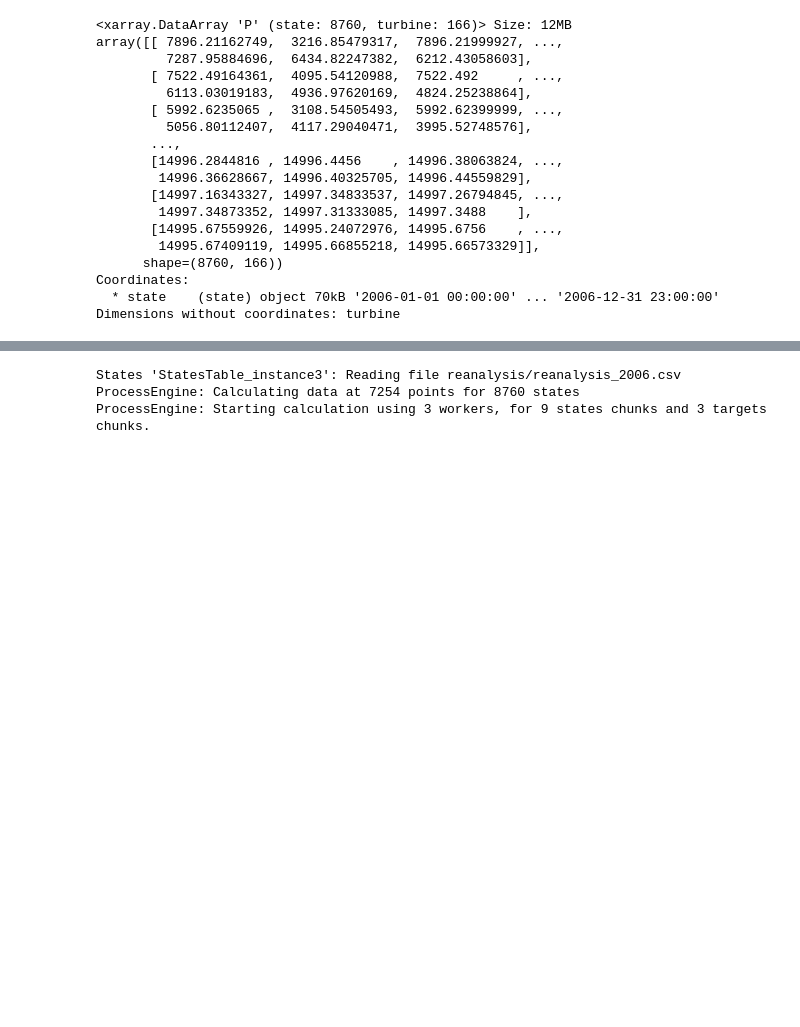
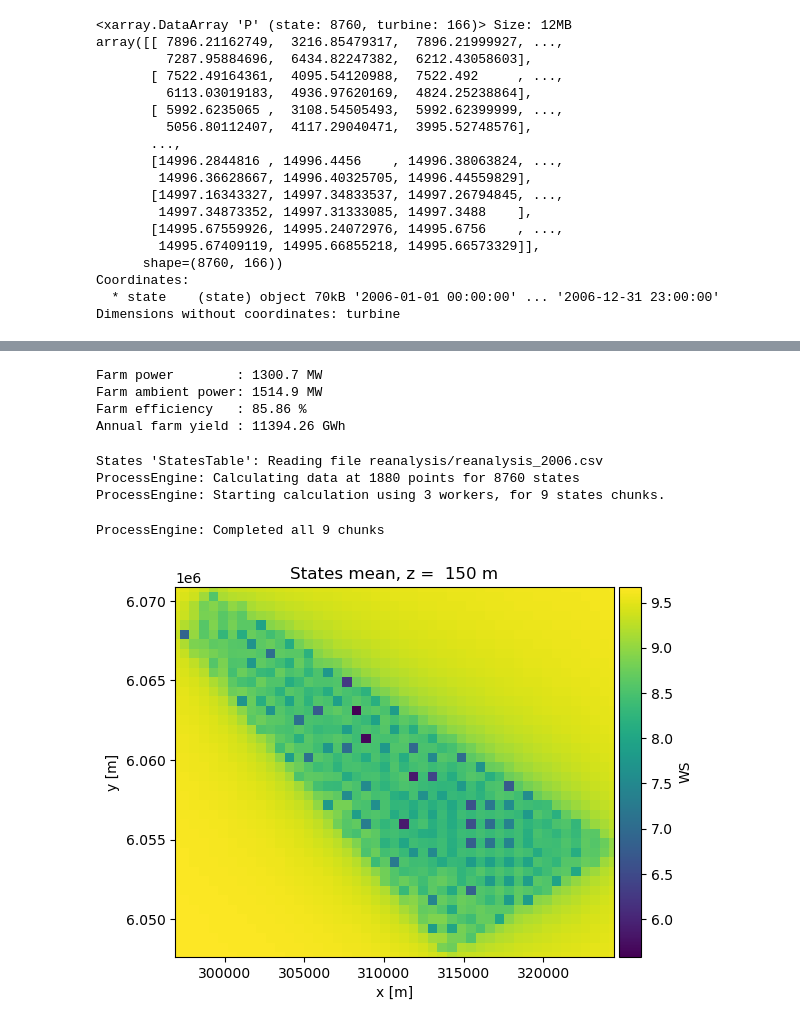
Before and after one commit to Merveille94/foxes-wind-farm-analysis, a Jupyter notebook: task3.ipynb, the cells around one changed output, grey strips where cells are left out. Saved outputs shown, nothing was run; the diff lists cells and outputs as text; code cells hidden in the pictures; blank space fills up the shorter version.

```diff
--- a/task3.ipynb
+++ b/task3.ipynb
@@ -172,0 +192,4 @@ Dimensions without coordinates: turbine
+# %%
+o = foxes.output.FarmResultsEval(farm_results)
+turbine_results = o.reduce_states({FV.REWS: "weights", FV.P: "weights"})
+turbine_results
@@ -173,12 +211,26 @@ Dimensions without coordinates: turbine
+# %%
+P0_mean = o.calc_mean_farm_power(ambient=True)
+P_mean = o.calc_mean_farm_power()
+print(f"\nFarm power        : {P_mean/1000:.1f} MW")
+print(f"Farm ambient power: {P0_mean/1000:.1f} MW")
+print(f"Farm efficiency   : {o.calc_farm_efficiency()*100:.2f} %")
+print(f"Annual farm yield : {o.calc_farm_yield(algo=algo):.2f} GWh")
+# %% [output]
+Farm power        : 1300.7 MW
+Farm ambient power: 1514.9 MW
+Farm efficiency   : 85.86 %
+Annual farm yield : 11394.26 GWh
 # %%
 with engine:
     o = foxes.output.FlowPlots2D(algo, farm_results)
-    plot_data = o.get_mean_data_xy(FV.WS, resolution=300)
+    plot_data = o.get_mean_data_xy(FV.WS, resolution=600)
 
 # create the flow figure, not in parallel since the underlying plt does not like that:
 o.get_mean_fig_xy(plot_data)
 plt.show()
 # %% [output]
-States 'StatesTable_instance3': Reading file reanalysis/reanalysis_2006.csv
-ProcessEngine: Calculating data at 7254 points for 8760 states
-ProcessEngine: Starting calculation using 3 workers, for 9 states chunks and 3 targets chunks.
+States 'StatesTable': Reading file reanalysis/reanalysis_2006.csv
+ProcessEngine: Calculating data at 1880 points for 8760 states
+ProcessEngine: Starting calculation using 3 workers, for 9 states chunks.
+ProcessEngine: Completed all 9 chunks
+[figure, added]
```
Also changed, not shown: parts of 3 cells of this notebook.
